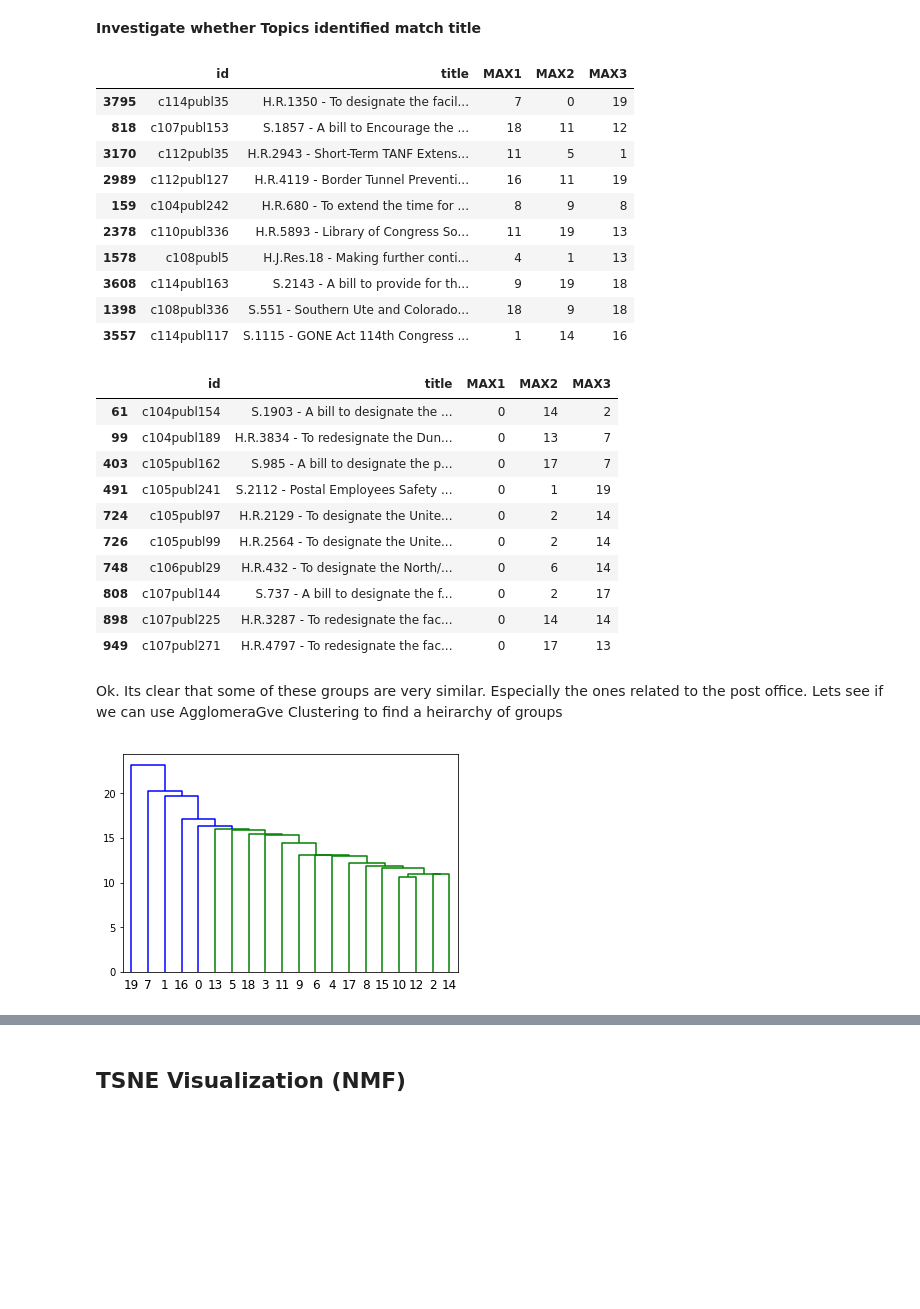
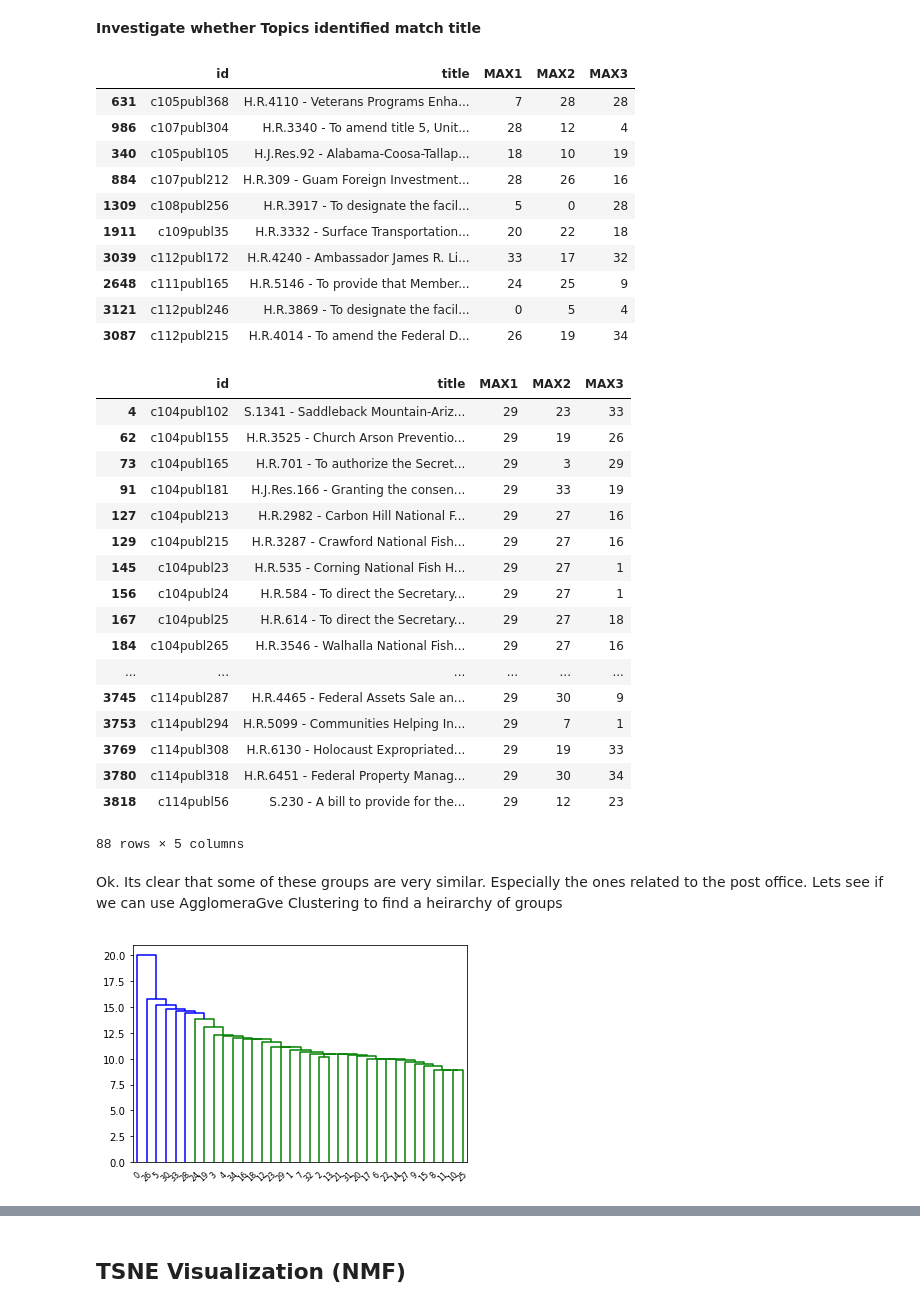
Before and after one commit to leem99/fletcher, a Jupyter notebook: unsupervised_NMF.ipynb, the cells around one changed output, grey strips where cells are left out. Cells and saved outputs as stored; diff of their text form; code cells hidden in the pictures; blank space fills up the shorter version.

Commit message:
pushing code as it stood at the time of presenting the project.

```diff
--- a/unsupervised_NMF.ipynb
+++ b/unsupervised_NMF.ipynb
@@ -83,6 +81,6 @@ dtm
 # %%
-num_groups = 20
-nmf_model = NMF(num_groups )
+num_groups = 35
+nmf_model = NMF(num_groups,random_state=50)
 dtm_nmf = nmf_model.fit_transform(dtm)
 dtm_nmf = Normalizer(copy=False).fit_transform(dtm_nmf)
 # %%
@@ -145,6 +143,7 @@ nmf_df = nmf_df.merge(laws_summaries[['id',
                                       'title',
                                       'sponsor_party',
                                       'sponsor_state',
+                                      'sponsor',
                                       'congress','url'
                                      ]],on = 'id',how = 'left')
 # %%
@@ -156,31 +155,40 @@ nmf_df[['id','title','MAX1','MAX2','MAX3']].iloc[
                      replace = False)]
 # %% [output]
 |  | id | title | MAX1 | MAX2 | MAX3 |
-| 3795 | c114publ35 | H.R.1350 - To designate the facil... | 7 | 0 | 19 |
-| 818 | c107publ153 | S.1857 - A bill to Encourage the ... | 18 | 11 | 12 |
-| 3170 | c112publ35 | H.R.2943 - Short-Term TANF Extens... | 11 | 5 | 1 |
-| 2989 | c112publ127 | H.R.4119 - Border Tunnel Preventi... | 16 | 11 | 19 |
-| 159 | c104publ242 | H.R.680 - To extend the time for ... | 8 | 9 | 8 |
-| 2378 | c110publ336 | H.R.5893 - Library of Congress So... | 11 | 19 | 13 |
-| 1578 | c108publ5 | H.J.Res.18 - Making further conti... | 4 | 1 | 13 |
-| 3608 | c114publ163 | S.2143 - A bill to provide for th... | 9 | 19 | 18 |
-| 1398 | c108publ336 | S.551 - Southern Ute and Colorado... | 18 | 9 | 18 |
-| 3557 | c114publ117 | S.1115 - GONE Act 114th Congress ... | 1 | 14 | 16 |
+| 631 | c105publ368 | H.R.4110 - Veterans Programs Enha... | 7 | 28 | 28 |
+| 986 | c107publ304 | H.R.3340 - To amend title 5, Unit... | 28 | 12 | 4 |
+| 340 | c105publ105 | H.J.Res.92 - Alabama-Coosa-Tallap... | 18 | 10 | 19 |
+| 884 | c107publ212 | H.R.309 - Guam Foreign Investment... | 28 | 26 | 16 |
+| 1309 | c108publ256 | H.R.3917 - To designate the facil... | 5 | 0 | 28 |
+| 1911 | c109publ35 | H.R.3332 - Surface Transportation... | 20 | 22 | 18 |
+| 3039 | c112publ172 | H.R.4240 - Ambassador James R. Li... | 33 | 17 | 32 |
+| 2648 | c111publ165 | H.R.5146 - To provide that Member... | 24 | 25 | 9 |
+| 3121 | c112publ246 | H.R.3869 - To designate the facil... | 0 | 5 | 4 |
+| 3087 | c112publ215 | H.R.4014 - To amend the Federal D... | 26 | 19 | 34 |
 # %%
 # See if Group 7 and Group are used in the same documents
-nmf_df[['id','title','MAX1','MAX2','MAX3']].loc[nmf_df['MAX1']==0,:].head(n=10)
+nmf_df[
+    ['id','title','MAX1','MAX2','MAX3']].loc[
+        nmf_df['MAX1']==29,:]
 # %% [output]
 |  | id | title | MAX1 | MAX2 | MAX3 |
-| 61 | c104publ154 | S.1903 - A bill to designate the ... | 0 | 14 | 2 |
-| 99 | c104publ189 | H.R.3834 - To redesignate the Dun... | 0 | 13 | 7 |
-| 403 | c105publ162 | S.985 - A bill to designate the p... | 0 | 17 | 7 |
-| 491 | c105publ241 | S.2112 - Postal Employees Safety ... | 0 | 1 | 19 |
-| 724 | c105publ97 | H.R.2129 - To designate the Unite... | 0 | 2 | 14 |
-| 726 | c105publ99 | H.R.2564 - To designate the Unite... | 0 | 2 | 14 |
-| 748 | c106publ29 | H.R.432 - To designate the North/... | 0 | 6 | 14 |
-| 808 | c107publ144 | S.737 - A bill to designate the f... | 0 | 2 | 17 |
-| 898 | c107publ225 | H.R.3287 - To redesignate the fac... | 0 | 14 | 14 |
-| 949 | c107publ271 | H.R.4797 - To redesignate the fac... | 0 | 17 | 13 |
+| 4 | c104publ102 | S.1341 - Saddleback Mountain-Ariz... | 29 | 23 | 33 |
+| 62 | c104publ155 | H.R.3525 - Church Arson Preventio... | 29 | 19 | 26 |
+| 73 | c104publ165 | H.R.701 - To authorize the Secret... | 29 | 3 | 29 |
+| 91 | c104publ181 | H.J.Res.166 - Granting the consen... | 29 | 33 | 19 |
+| 127 | c104publ213 | H.R.2982 - Carbon Hill National F... | 29 | 27 | 16 |
+| 129 | c104publ215 | H.R.3287 - Crawford National Fish... | 29 | 27 | 16 |
+| 145 | c104publ23 | H.R.535 - Corning National Fish H... | 29 | 27 | 1 |
+| 156 | c104publ24 | H.R.584 - To direct the Secretary... | 29 | 27 | 1 |
+| 167 | c104publ25 | H.R.614 - To direct the Secretary... | 29 | 27 | 18 |
+| 184 | c104publ265 | H.R.3546 - Walhalla National Fish... | 29 | 27 | 16 |
+| ... | ... | ... | ... | ... | ... |
+| 3745 | c114publ287 | H.R.4465 - Federal Assets Sale an... | 29 | 30 | 9 |
+| 3753 | c114publ294 | H.R.5099 - Communities Helping In... | 29 | 7 | 1 |
+| 3769 | c114publ308 | H.R.6130 - Holocaust Expropriated... | 29 | 19 | 33 |
+| 3780 | c114publ318 | H.R.6451 - Federal Property Manag... | 29 | 30 | 34 |
+| 3818 | c114publ56 | S.230 - A bill to provide for the... | 29 | 12 | 23 |
+88 rows × 5 columns
 # %% [markdown]
 Ok. Its clear that some of these groups are very similar. Especially the ones related to the post office. Lets see if we can use AgglomeraGve Clustering to find a heirarchy of groups
 # %%
@@ -189,4 +197,4 @@ data = [[0., 0.], [0.1, -0.1], [1., 1.], [1.1, 1.1]]
 Z = linkage(dtm_nmf.transpose())
 dendrogram(Z,labels=list(range(0,np.shape(dtm_nmf)[1]))) ;
 # %% [output]
-[figure, old version]
+[figure, new version]
```
Also changed, not shown: parts of 33 cells of this notebook, 2 other files.
